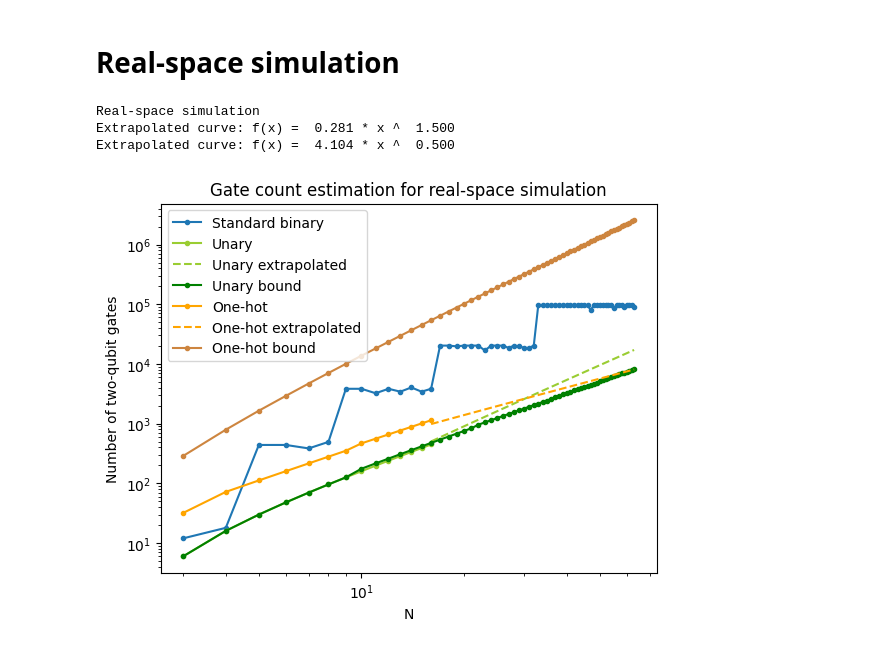
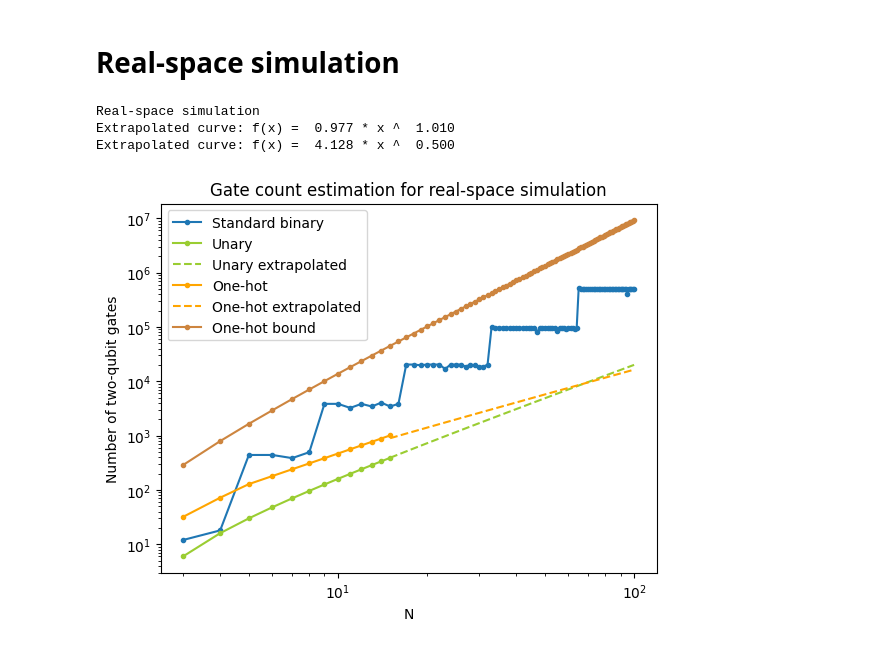
Before and after one commit to jiaqileng/hamiltonian-embedding, a Jupyter notebook: resource_estimation_plots.ipynb, the cells around one changed output. Cells and saved outputs as stored; diff of their text form; code cells hidden in the pictures.

```diff
--- a/resource_estimation_plots.ipynb
+++ b/resource_estimation_plots.ipynb
@@ -81,6 +84,6 @@ Extrapolated curve: f(x) =  1.922 * x ^  0.500
 # %%
 DATA_DIR = "resource_data"
-TASK_DIR = "spatial_search"
+TASK_DIR = "spatial_search_2d"
 
 CURR_DIR = DATA_DIR
 check_and_make_dir(CURR_DIR)
@@ -89,7 +92,7 @@ check_and_make_dir(CURR_DIR)
 
 dimension = 2
 # %%
-trotter_method = "second_order"
+trotter_method = "first_order"
 
 resource_estimation_binary = np.load(join(CURR_DIR, f"std_binary_{trotter_method}.npz"))
 N_vals_binary = resource_estimation_binary['N_vals_binary']
@@ -192,0 +197,35 @@ Extrapolated curve: f(x) =  2.084 * x ^  0.500
+# %%
+DATA_DIR = "resource_data"
+TASK_DIR = "spatial_search_3d"
+
+CURR_DIR = DATA_DIR
+check_and_make_dir(CURR_DIR)
+CURR_DIR = join(CURR_DIR, TASK_DIR)
+check_and_make_dir(CURR_DIR)
+
+dimension = 3
+# %%
+trotter_method = "first_order"
+
+resource_estimation_binary = np.load(join(CURR_DIR, f"std_binary_{trotter_method}.npz"))
+N_vals_binary = resource_estimation_binary['N_vals_binary']
+binary_trotter_steps = resource_estimation_binary['binary_trotter_steps']
+binary_two_qubit_gate_count_per_trotter_step = resource_estimation_binary['binary_two_qubit_gate_count_per_trotter_step']
+
+resource_estimation_unary = np.load(join(CURR_DIR, f"unary_{trotter_method}.npz"))
+N_vals_unary = resource_estimation_unary["N_vals_unary"]
+unary_trotter_steps = resource_estimation_unary['unary_trotter_steps']
+unary_two_qubit_gate_count_per_trotter_step = resource_estimation_unary['unary_two_qubit_gate_count_per_trotter_step']
+
+resource_estimation_unary_bound = np.load(join(CURR_DIR, f"unary_{trotter_method}_bound.npz"))
+N_vals_unary_bound = resource_estimation_unary_bound["N_vals_unary_bound"]
+unary_trotter_steps_bound = resource_estimation_unary_bound['unary_trotter_steps_bound']
+
+resource_estimation_one_hot = np.load(join(CURR_DIR, f"one_hot_{trotter_method}.npz"))
+N_vals_one_hot = resource_estimation_one_hot["N_vals_one_hot"]
+one_hot_trotter_steps = resource_estimation_one_hot['one_hot_trotter_steps']
+one_hot_two_qubit_gate_count_per_trotter_step = resource_estimation_one_hot['one_hot_two_qubit_gate_count_per_trotter_step']
+
+resource_estimation_one_hot_bound = np.load(join(CURR_DIR, f"one_hot_{trotter_method}_bound.npz"))
+N_vals_one_hot_bound = resource_estimation_one_hot_bound["N_vals_one_hot_bound"]
+one_hot_trotter_steps_bound = resource_estimation_one_hot_bound['one_hot_trotter_steps_bound']
@@ -234,7 +349,7 @@ if trotter_method == "first_order":
 else:
     alpha_unary = 3/2
 
-# alpha_unary = np.polyfit(np.log(N_vals_unary_bound), np.log(unary_trotter_steps_bound), deg=1)[0]
+alpha_unary = np.polyfit(np.log(N_vals_unary_bound), np.log(unary_trotter_steps_bound), deg=1)[0]
 
 def func(x, c):
     return c * x ** alpha_unary
@@ -264,34 +379,34 @@ c = curve_fit(func, N_vals_one_hot, one_hot_trotter_steps)[0][0]
 print(f"Extrapolated curve: f(x) = {c: 0.3f} * x ^ {alpha_one_hot : 0.3f}")
 
 N_vals_one_hot_extrapolated = np.arange(N_vals_one_hot[-1], N_vals_binary[-1]+1)
 one_hot_trotter_steps_extrapolated = func(N_vals_one_hot_extrapolated, c)
 if trotter_method == "first_order" or trotter_method == "randomized_first_order":
     one_hot_two_qubit_gate_count_per_trotter_step_extrapolated = 2 * (N_vals_one_hot_extrapolated - 1)
     one_hot_two_qubit_gate_count_per_trotter_step_bound = 2 * (N_vals_one_hot_bound - 1)
 elif trotter_method == "second_order":
     one_hot_two_qubit_gate_count_per_trotter_step_extrapolated = 4 * (N_vals_one_hot_extrapolated - 1)
     one_hot_two_qubit_gate_count_per_trotter_step_bound = 4 * (N_vals_one_hot_bound - 1)
 
 plt.plot(N_vals_binary, binary_trotter_steps * binary_two_qubit_gate_count_per_trotter_step, '-o', label="Standard binary", markersize=3)
 # Plot unary
 plt.plot(N_vals_unary, unary_trotter_steps * unary_two_qubit_gate_count_per_trotter_step, '-o', color="yellowgreen", label="Unary", markersize=3)
 plt.plot(N_vals_unary_extrapolated, unary_trotter_steps_extrapolated * unary_two_qubit_gate_count_per_trotter_step_extrapolated, '--', color="yellowgreen", label="Unary extrapolated", markersize=1)
-plt.plot(N_vals_unary_bound, unary_trotter_steps_bound * unary_two_qubit_gate_count_per_trotter_step_bound, '-o', color="green", label="Unary bound", markersize=3)
+# plt.plot(N_vals_unary_bound, unary_trotter_steps_bound * unary_two_qubit_gate_count_per_trotter_step_bound, '-o', color="green", label="Unary bound", markersize=3)
 
 # Plot one-hot
 plt.plot(N_vals_one_hot, one_hot_trotter_steps * one_hot_two_qubit_gate_count_per_trotter_step, '-o', color="orange", label="One-hot", markersize=3)
 plt.plot(N_vals_one_hot_extrapolated, one_hot_trotter_steps_extrapolated * one_hot_two_qubit_gate_count_per_trotter_step_extrapolated, '--', color='orange', label="One-hot extrapolated", markersize=1)
 plt.plot(N_vals_one_hot_bound, one_hot_trotter_steps_bound * one_hot_two_qubit_gate_count_per_trotter_step_bound, '-o', color="peru", label="One-hot bound", markersize=3)
 
 plt.xscale('log')
 plt.yscale('log')
 plt.legend()
 plt.ylabel("Number of two-qubit gates")
 plt.xlabel("N")
 plt.title("Gate count estimation for real-space simulation")
 plt.show()
 # %% [output]
 Real-space simulation
-Extrapolated curve: f(x) =  0.281 * x ^  1.500
-Extrapolated curve: f(x) =  4.104 * x ^  0.500
+Extrapolated curve: f(x) =  0.977 * x ^  1.010
+Extrapolated curve: f(x) =  4.128 * x ^  0.500
-[figure, old version]
+[figure, new version]
```
Also changed, not shown: parts of 5 cells of this notebook, 4 other files.
